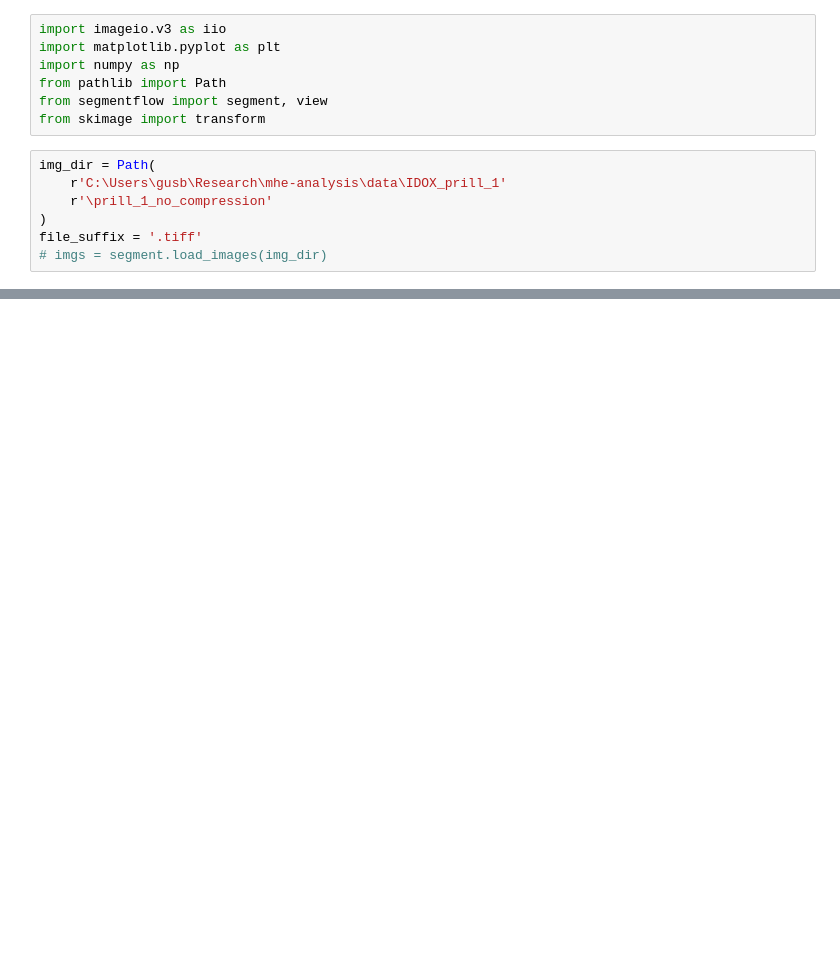
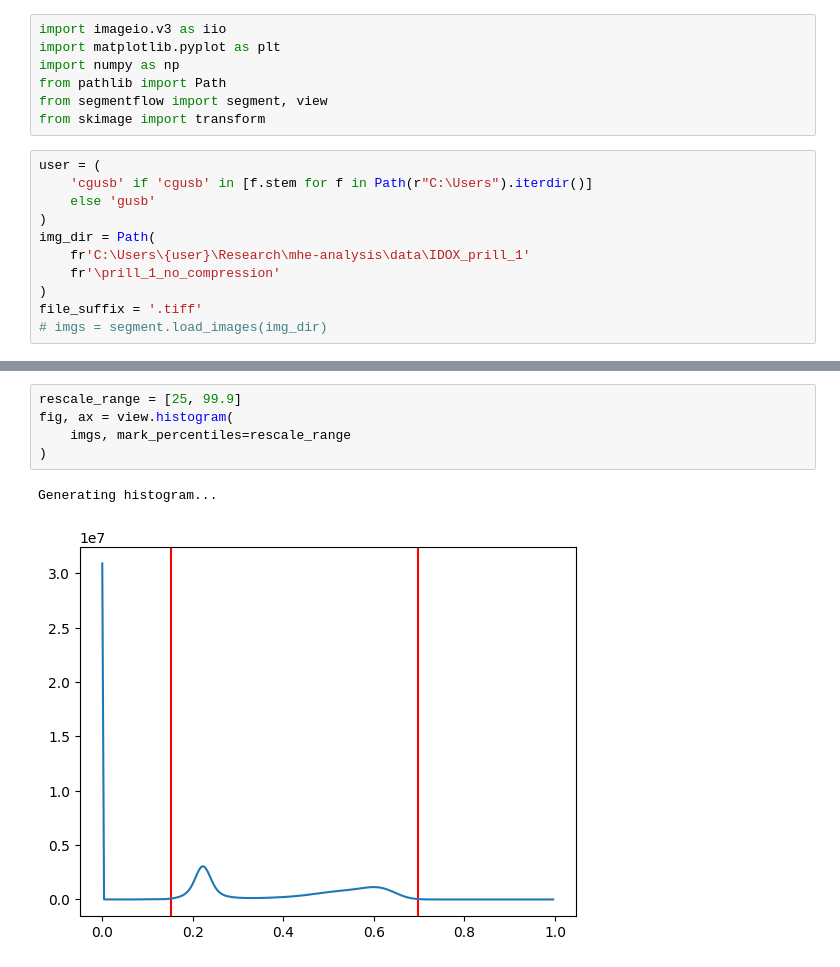
Before and after one commit to GusBusDraws/mhe-analysis, a Jupyter notebook: nbs/51-downsample-prill.ipynb, the cells around one changed output, grey strips where cells are left out. Saved outputs shown, nothing was run; the diff lists cells and outputs as text; blank space fills up the shorter version.

```diff
--- a/nbs/51-downsample-prill.ipynb
+++ b/nbs/51-downsample-prill.ipynb
@@ -6,9 +6,13 @@ from pathlib import Path
 from segmentflow import segment, view
 from skimage import transform
 # %%
+user = (
+    'cgusb' if 'cgusb' in [f.stem for f in Path(r"C:\Users").iterdir()]
+    else 'gusb'
+)
 img_dir = Path(
-    r'C:\Users\gusb\Research\mhe-analysis\data\IDOX_prill_1'
-    r'\prill_1_no_compression'
+    fr'C:\Users\{user}\Research\mhe-analysis\data\IDOX_prill_1'
+    fr'\prill_1_no_compression'
 )
 file_suffix = '.tiff'
 # imgs = segment.load_images(img_dir)
@@ -57 +50,9 @@ Loading images...
 [figure]
+# %%
+rescale_range = [25, 99.9]
+fig, ax = view.histogram(
+    imgs, mark_percentiles=rescale_range
+)
+# %% [output]
+Generating histogram...
+[figure, added]
```
Also changed, not shown: parts of 6 cells of this notebook.
